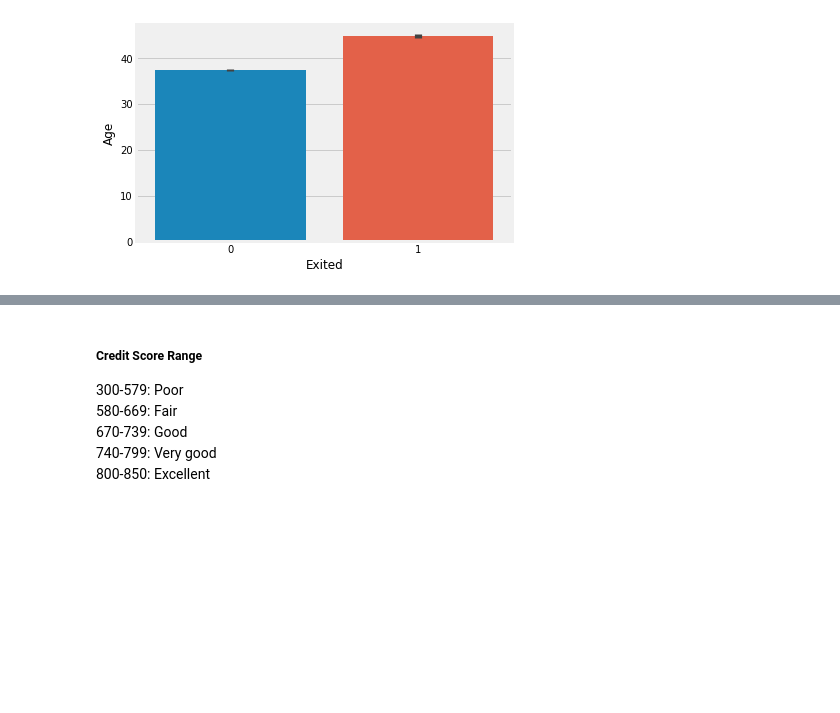
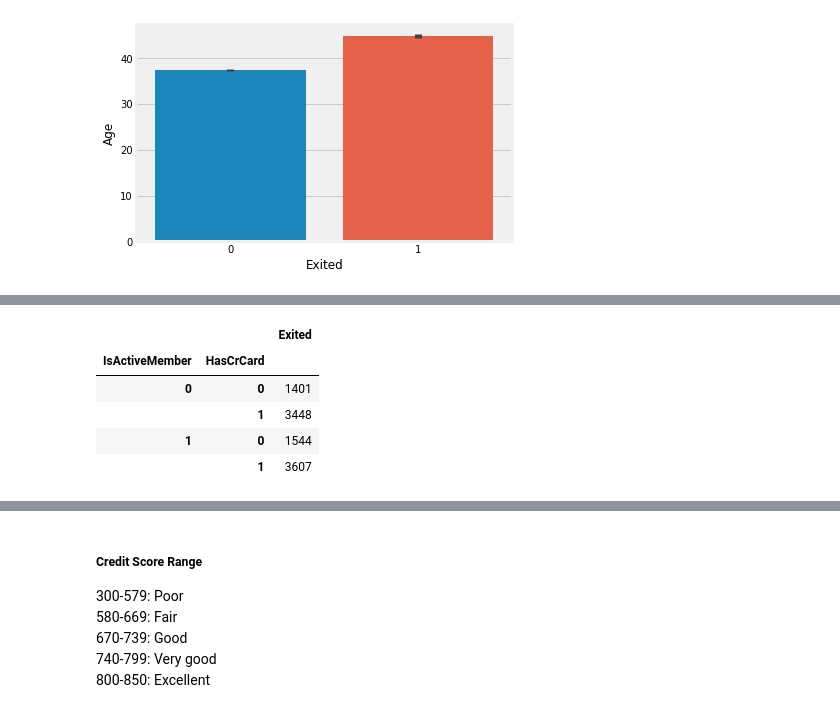
Before and after one commit to raaayden/GA_Project_Code_Challenge_3, a Jupyter notebook: project_final.ipynb, the cells around one changed output, grey strips where cells are left out. Drawn from its saved outputs; the diff is of its cells as text; code cells hidden in the pictures; blank space fills up the shorter version.

```diff
--- a/project_final.ipynb
+++ b/project_final.ipynb
@@ -209,0 +219,9 @@ sns.barplot(data=banking, x='Exited', y='Age')
+# %%
+banking.groupby(["IsActiveMember","HasCrCard"]).agg({"Exited":"count"})
+# %% [output]
+|  |  | Exited |
+| IsActiveMember | HasCrCard |  |
+| 0 | 0 | 1401 |
+|  | 1 | 3448 |
+| 1 | 0 | 1544 |
+|  | 1 | 3607 |
```
Also changed, not shown: parts of 6 cells of this notebook.
